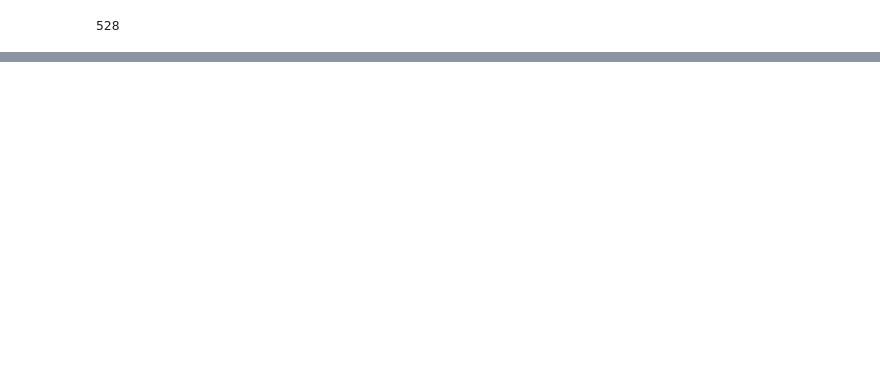
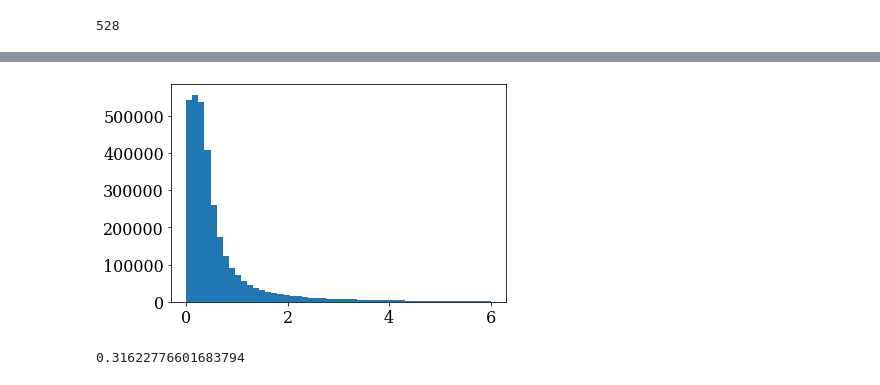
Before and after one commit to mr-superonion/FPFS_notebooks, a Jupyter notebook: ipynb/4_sheartest_noisy/1_shearEst_fs_noisy_knownRef_sigsin.ipynb, the cells around one changed output, grey strips where cells are left out. Drawn from its saved outputs; the diff is of its cells as text; code cells hidden in the pictures; blank space fills up the shorter version.

```diff
--- a/ipynb/4_sheartest_noisy/1_shearEst_fs_noisy_knownRef_sigsin.ipynb
+++ b/ipynb/4_sheartest_noisy/1_shearEst_fs_noisy_knownRef_sigsin.ipynb
@@ -255,0 +256,10 @@ apply cut on pdet_v32 at 0.020
+# %%
+plt.close()
+plt.hist(detM1['pdet_v21']/np.sqrt(4e-3),bins=50,range=(0,6))
+plt.show()
+# %% [output]
+[figure, added]
+# %%
+0.02/np.sqrt(4e-3)
+# %% [output]
+0.31622776601683794
```
Also changed, not shown: parts of 8 cells of this notebook, 2 other files.
